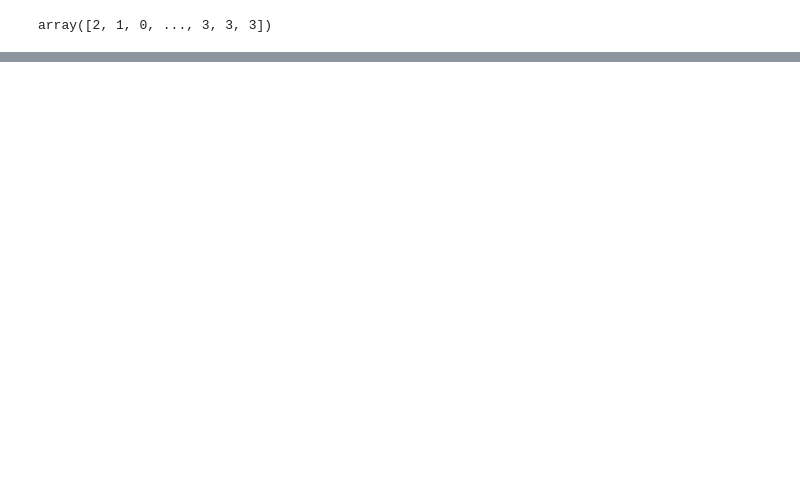
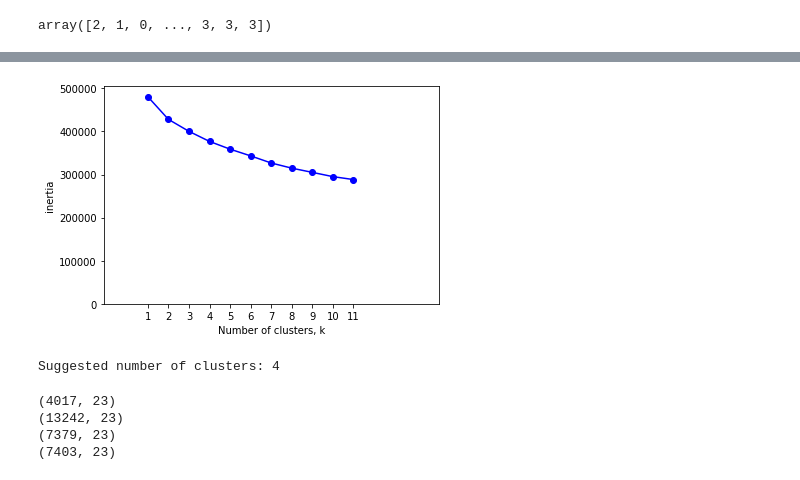
Before and after one commit to CodingDuckmx/Spotify_suggestions, a Jupyter notebook: wrapping_db.ipynb, the cells around one changed output, grey strips where cells are left out. Drawn from its saved outputs; the diff is of its cells as text; code cells hidden in the pictures; blank space fills up the shorter version.

```diff
--- a/wrapping_db.ipynb
+++ b/wrapping_db.ipynb
@@ -552,0 +396,33 @@ def build_sim_dict(clust_num,subclust_num,row):
+# %%
+# For cluster 1:
+
+X_std_1, le_1, stdscaler_1 = pca_n_clustering(cluster_1,['coded_artists', 'popularity', 'danceability', 'energy', 'song_key', 'loudness', 'song_mode',
+       'speechiness', 'acousticness', 'instrumentalness', 'liveness','valence', 'tempo', 'duration_ms', 'year'], 'song_id', 12)
+# %% [output]
+[figure, added]
+Suggested number of clusters: 4
+# %%
+#Create a KMeans instance with k clusters
+model_1 = KMeans(n_clusters = 4, random_state=42)
+
+# Fit model to samples
+model_1.fit_predict(X_std_1)
+
+centers_1 = model_1.cluster_centers_
+
+labels_1 = model_1.labels_
+
+kaggle.loc[kaggle[kaggle['cluster'] == 1].index,'subcluster'] = labels_1
+
+# deprecating
+# split_dfs(clustering_dict[1]['main'],4,labels_1,centers_1,clustering_dict[1]['subclusters'])
+
+print(kaggle[(kaggle['cluster'] == 1) & (kaggle['subcluster'] == 0)].shape)
+print(kaggle[(kaggle['cluster'] == 1) & (kaggle['subcluster'] == 1)].shape)
+print(kaggle[(kaggle['cluster'] == 1) & (kaggle['subcluster'] == 2)].shape)
+print(kaggle[(kaggle['cluster'] == 1) & (kaggle['subcluster'] == 3)].shape)
+# %% [output]
+(4017, 23)
+(13242, 23)
+(7379, 23)
+(7403, 23)
```
Also changed, not shown: parts of 74 cells of this notebook.
